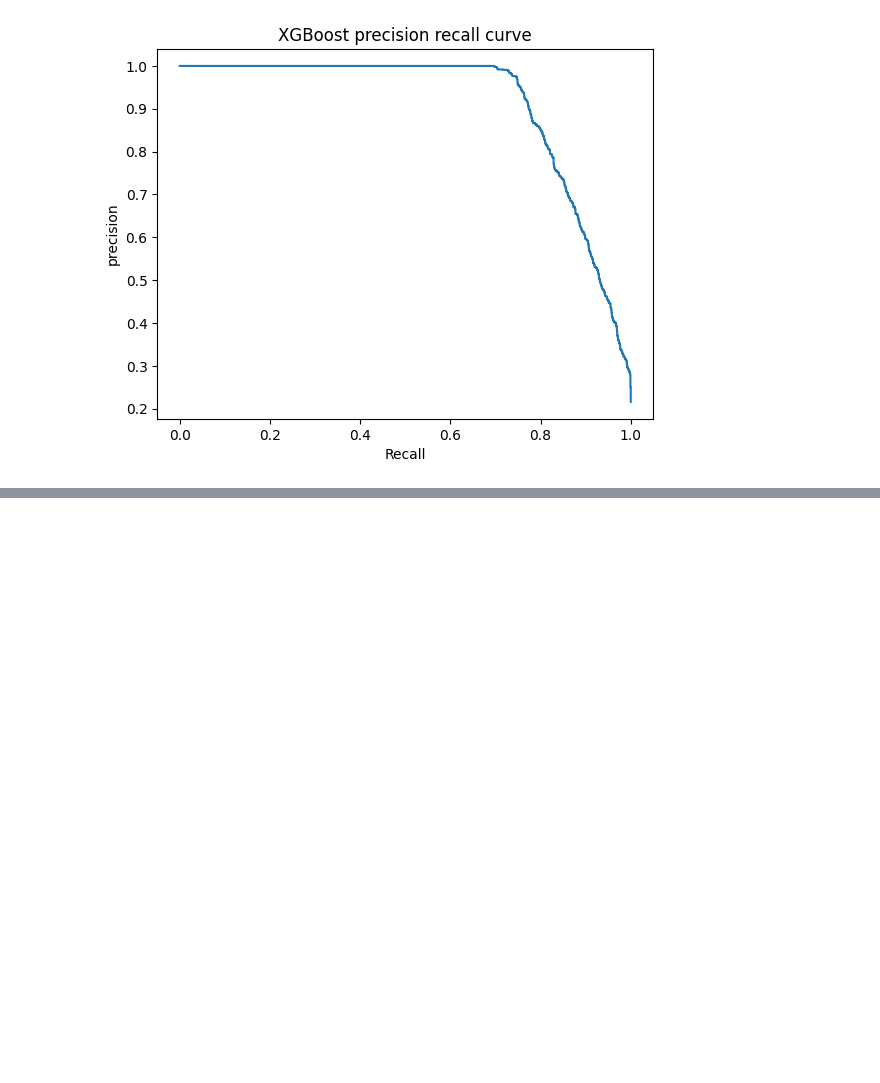
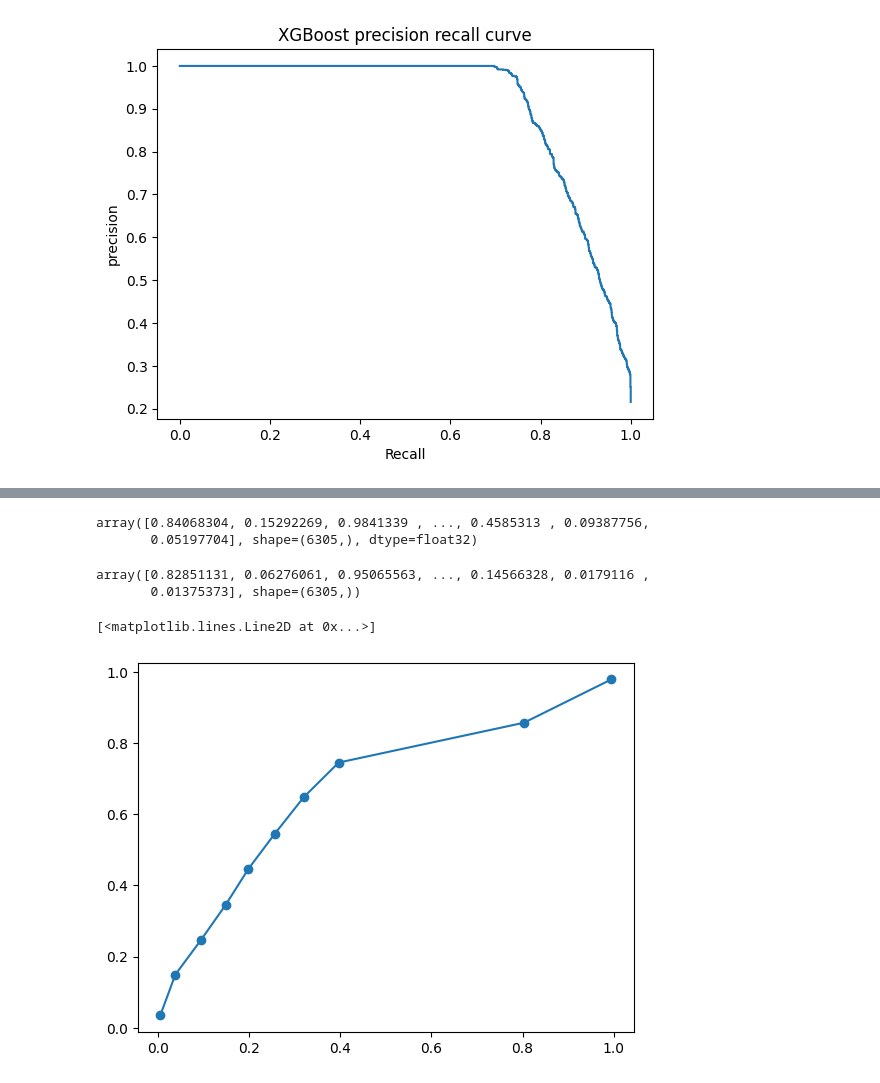
Before and after one commit to sumran58/credit_risk_analysis, a Jupyter notebook: credit_risk.ipynb, the cells around one changed output, grey strips where cells are left out. Saved outputs shown, nothing was run; the diff lists cells and outputs as text; code cells hidden in the pictures; blank space fills up the shorter version.

```diff
--- a/credit_risk.ipynb
+++ b/credit_risk.ipynb
@@ -556,0 +569,15 @@ weighted avg       0.94      0.94      0.94      6305
+# %%
+uncalibrated=xgb_model.predict_proba(X_test)[:,1]
+uncalibrated
+# %% [output]
+array([0.84068304, 0.15292269, 0.9841339 , ..., 0.4585313 , 0.09387756,
+       0.05197704], shape=(6305,), dtype=float32)
+# %%
+calibrated=calibrated_model.predict_proba(X_test)[:,1]
+calibrated
+# %% [output]
+array([0.82851131, 0.06276061, 0.95065563, ..., 0.14566328, 0.0179116 ,
+       0.01375373], shape=(6305,))
+# %%
+#create the calibrationcurve
+actual_uncal,predicted_uncal=calibration_curve(y_test,uncalibrated,n_bins=10)
@@ -556,0 +586,10 @@ weighted avg       0.94      0.94      0.94      6305
+# %%
+plt.plot(
+    actual_uncal,
+    predicted_uncal,
+    "o-",
+    label="uncalibrated"
+)
+# %% [output]
+[<matplotlib.lines.Line2D at 0x...>]
+[figure, added]
```
Also changed, not shown: parts of 9 cells of this notebook.
